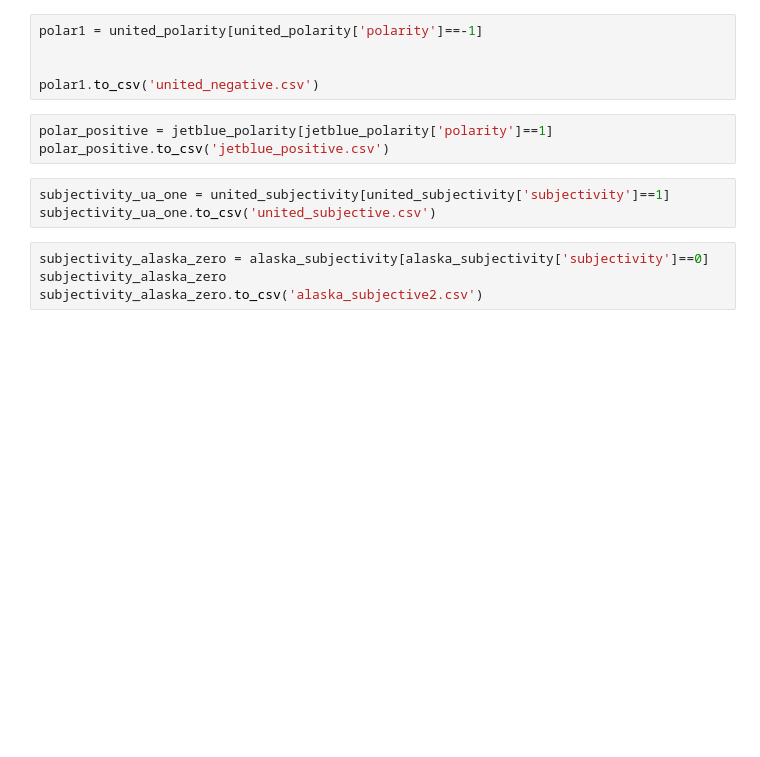
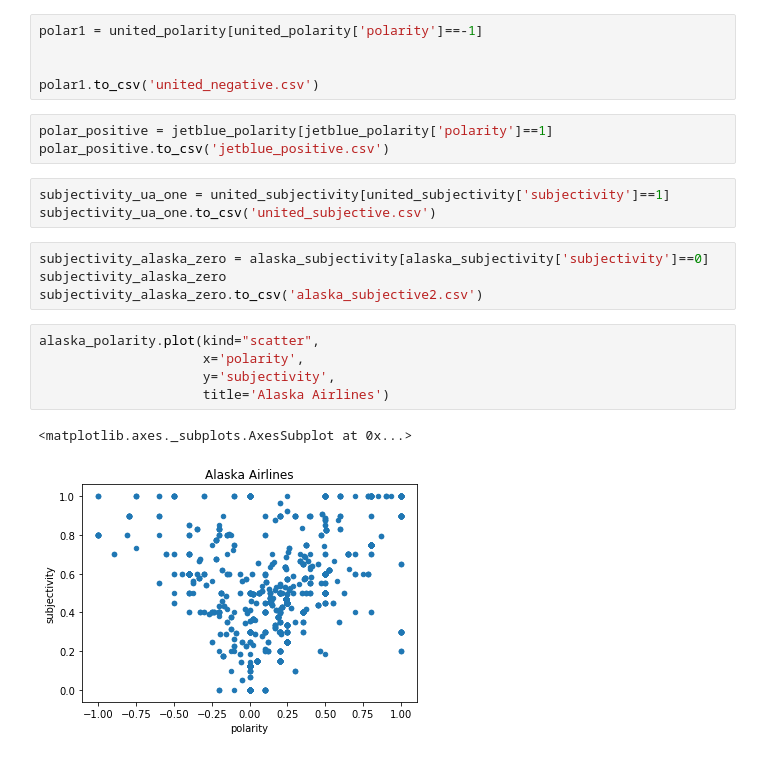
Before and after one commit to arsm800/GW_FinTech_Project-Airline-Twitter-Sentiment, a Jupyter notebook: python/python-df-textblob.ipynb, the cells around one changed output. Drawn from its saved outputs; the diff is of its cells as text; blank space fills up the shorter version.

Commit message:
Created scatterplots for airlines' tweet polarity vs. tweet subjectivity.

```diff
--- a/python/python-df-textblob.ipynb
+++ b/python/python-df-textblob.ipynb
@@ -287,3 +287,11 @@ subjectivity_ua_one.to_csv('united_subjective.csv')
 subjectivity_alaska_zero = alaska_subjectivity[alaska_subjectivity['subjectivity']==0]
 subjectivity_alaska_zero
 subjectivity_alaska_zero.to_csv('alaska_subjective2.csv')
+# %%
+alaska_polarity.plot(kind="scatter",
+                     x='polarity',
+                     y='subjectivity',
+                     title='Alaska Airlines')
+# %% [output]
+<matplotlib.axes._subplots.AxesSubplot at 0x...>
+[figure, added]
```
Also changed, not shown: parts of 5 cells of this notebook.
